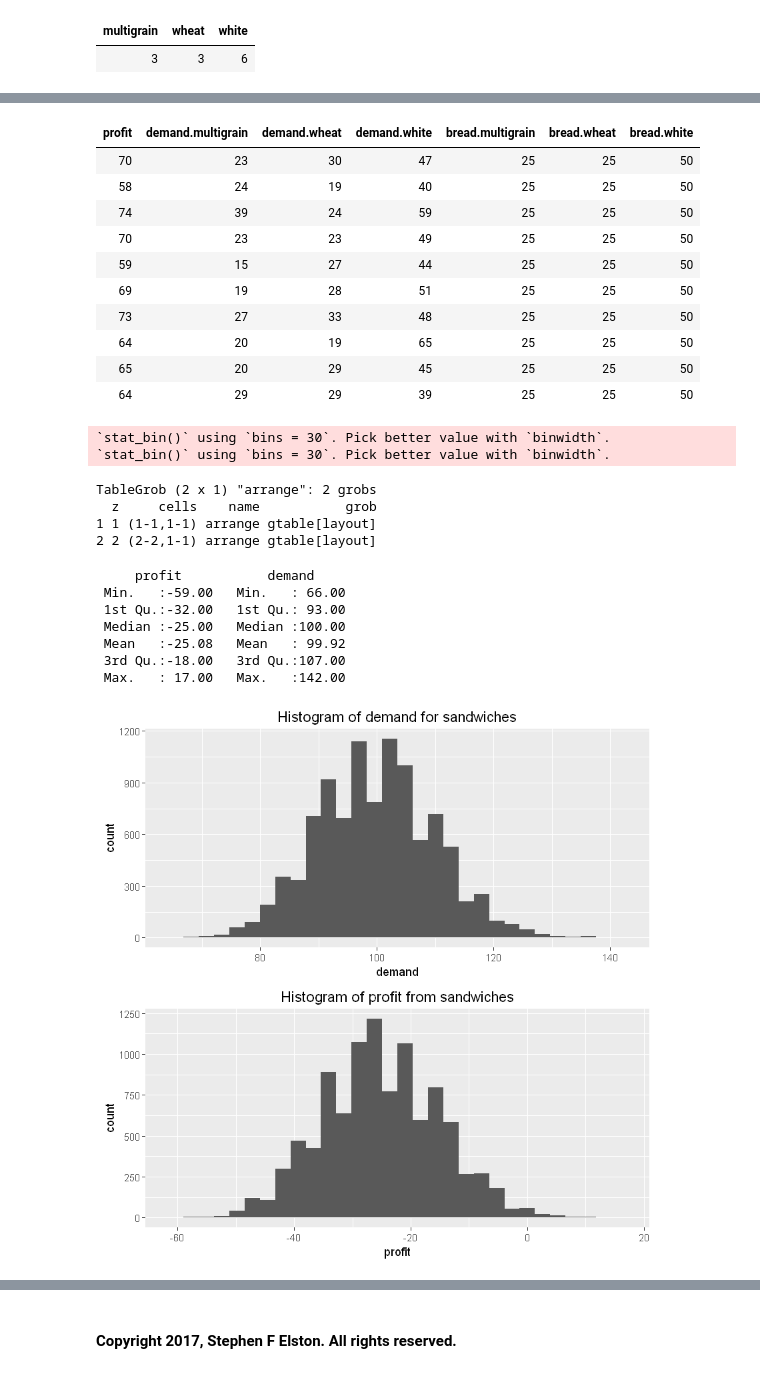
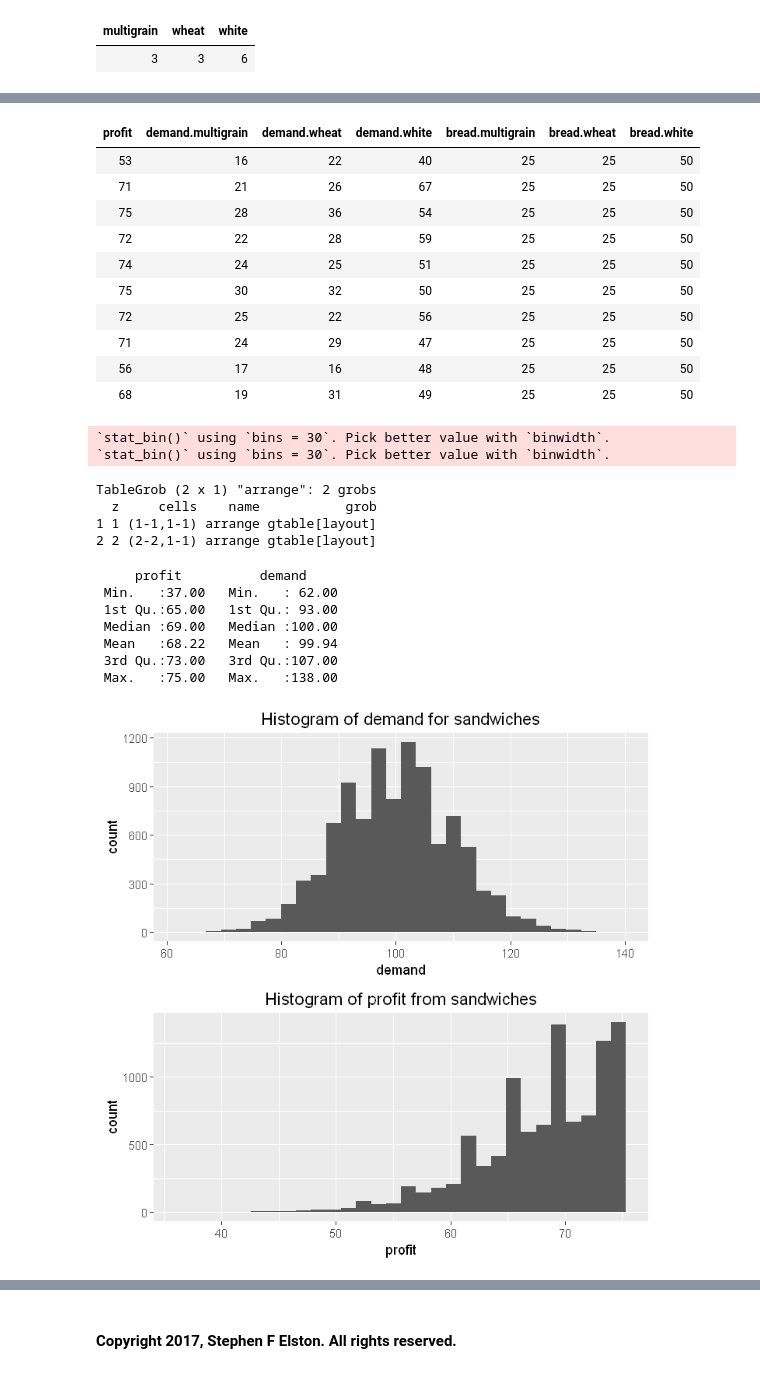
Before and after one commit to StephenElston/DataScience350, a Jupyter notebook: Lecture3/Simulation.ipynb, the cells around one changed output, grey strips where cells are left out. Drawn from its saved outputs; the diff is of its cells as text; code cells hidden in the pictures.

Commit message:
Updated text and charts

```diff
--- a/Lecture3/Simulation.ipynb
+++ b/Lecture3/Simulation.ipynb
@@ -167,5 +191,5 @@ baked.bread(12)
 # %%
-sim.profit = function(n, lambda, earned, baked, cost){
+sim.profit = function(baked, n, lambda, earned, cost){
     bread = baked.bread(baked) # Amount of bread baked
     demand = sim.demand(lambda, n) # Demand by type of bread
     profit = matrix(0, n, 1) # Empty matrix for results
@@ -177,45 +201,45 @@ sim.profit = function(n, lambda, earned, baked, cost){
     }
     data.frame(profit = profit, demand = demand, bread = bread)
 }
-sim.profit(10, 100, 1.00, 100, .25)
+sim.profit(100, 10, 100, 1.00, .25)
 # %% [output]
 | profit | demand.multigrain | demand.wheat | demand.white | bread.multigrain | bread.wheat | bread.white |
-| 70 | 23 | 30 | 47 | 25 | 25 | 50 |
-| 58 | 24 | 19 | 40 | 25 | 25 | 50 |
-| 74 | 39 | 24 | 59 | 25 | 25 | 50 |
-| 70 | 23 | 23 | 49 | 25 | 25 | 50 |
-| 59 | 15 | 27 | 44 | 25 | 25 | 50 |
-| 69 | 19 | 28 | 51 | 25 | 25 | 50 |
-| 73 | 27 | 33 | 48 | 25 | 25 | 50 |
-| 64 | 20 | 19 | 65 | 25 | 25 | 50 |
-| 65 | 20 | 29 | 45 | 25 | 25 | 50 |
-| 64 | 29 | 29 | 39 | 25 | 25 | 50 |
+| 53 | 16 | 22 | 40 | 25 | 25 | 50 |
+| 71 | 21 | 26 | 67 | 25 | 25 | 50 |
+| 75 | 28 | 36 | 54 | 25 | 25 | 50 |
+| 72 | 22 | 28 | 59 | 25 | 25 | 50 |
+| 74 | 24 | 25 | 51 | 25 | 25 | 50 |
+| 75 | 30 | 32 | 50 | 25 | 25 | 50 |
+| 72 | 25 | 22 | 56 | 25 | 25 | 50 |
+| 71 | 24 | 29 | 47 | 25 | 25 | 50 |
+| 56 | 17 | 16 | 48 | 25 | 25 | 50 |
+| 68 | 19 | 31 | 49 | 25 | 25 | 50 |
 # %%
 plot.demand = function(demand){
     require(ggplot2)
     require(gridExtra)
     demand$demand = apply(demand[, 2:4], 1, sum) # Compute the total demand
     p1 = ggplot(demand, aes(demand)) + geom_histogram() +
          ggtitle('Histogram of demand for sandwiches')
     p2 = ggplot(demand, aes(profit)) + geom_histogram() +
          ggtitle('Histogram of profit from sandwiches')
     print(grid.arrange(p1, p2, nrow = 2))
     summary(demand[, c(1, 8)])
 }
-demand = sim.profit(10000, 100, 1.00, 500, .25)
+demand = sim.profit(100, 10000, 100, 1.00, .25)
 plot.demand(demand)
 # %% [output]
 `stat_bin()` using `bins = 30`. Pick better value with `binwidth`.
 `stat_bin()` using `bins = 30`. Pick better value with `binwidth`.
 TableGrob (2 x 1) "arrange": 2 grobs
   z     cells    name           grob
 1 1 (1-1,1-1) arrange gtable[layout]
 2 2 (2-2,1-1) arrange gtable[layout]
-     profit           demand
- Min.   :-59.00   Min.   : 66.00
- 1st Qu.:-32.00   1st Qu.: 93.00
- Median :-25.00   Median :100.00
- Mean   :-25.08   Mean   : 99.92
- 3rd Qu.:-18.00   3rd Qu.:107.00
- Max.   : 17.00   Max.   :142.00
+     profit          demand
+ Min.   :37.00   Min.   : 62.00
+ 1st Qu.:65.00   1st Qu.: 93.00
+ Median :69.00   Median :100.00
+ Mean   :68.22   Mean   : 99.94
+ 3rd Qu.:73.00   3rd Qu.:107.00
+ Max.   :75.00   Max.   :138.00
-[figure, old version]
+[figure, new version]
```
Also changed, not shown: parts of 10 cells of this notebook.
